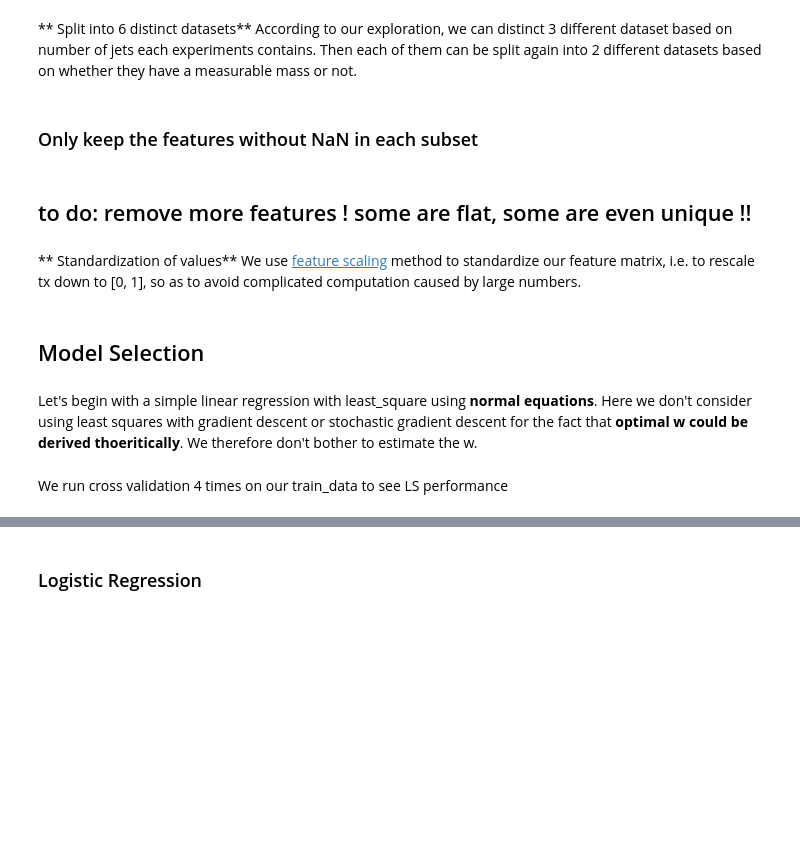
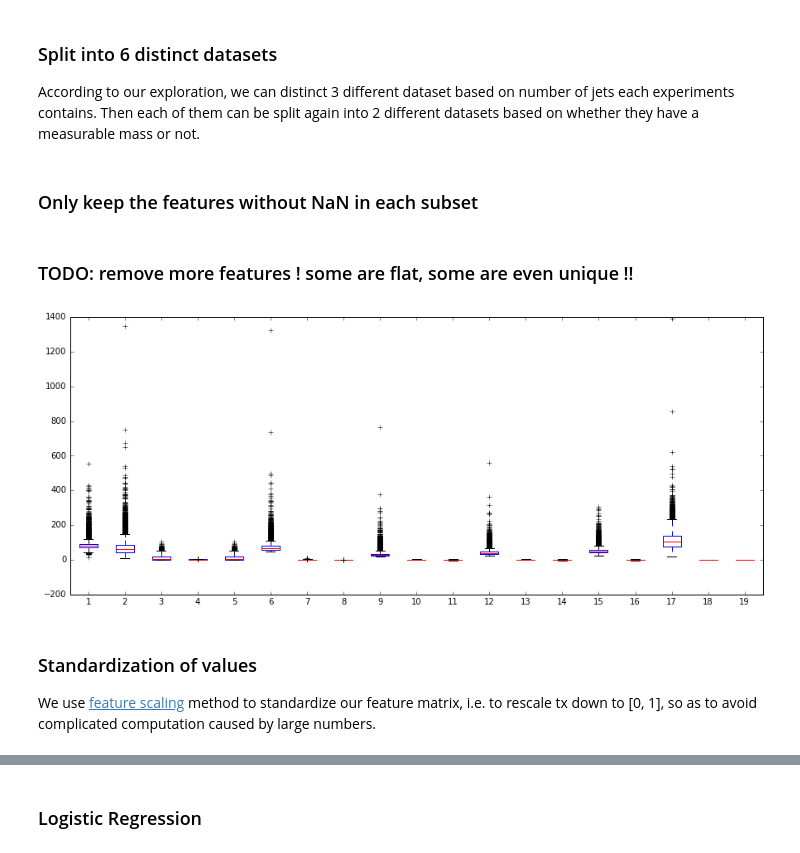
Before and after one commit to jmuth/PCML_project1, a Jupyter notebook: prediction_logistic_reg_splitdata.ipynb, the cells around one changed output, grey strips where cells are left out. Saved outputs shown, nothing was run; the diff lists cells and outputs as text; code cells hidden in the pictures; blank space fills up the shorter version.

```diff
--- a/prediction_logistic_reg_splitdata.ipynb
+++ b/prediction_logistic_reg_splitdata.ipynb
@@ -25,0 +29,2 @@ y, tx, ids = load_csv_data(DATA_TRAIN_PATH, sub_sample=False)
+# %%
+x_train, y_train, x_test, y_test = split_data(tx, y, 0.9)
@@ -25,0 +35,3 @@ y, tx, ids = load_csv_data(DATA_TRAIN_PATH, sub_sample=False)
+# %%
+tx = x_train
+y = y_train
@@ -26,5 +40,6 @@ y, tx, ids = load_csv_data(DATA_TRAIN_PATH, sub_sample=False)
 # %% [markdown]
-** Split into 6 distinct datasets**
+### Split into 6 distinct datasets
+
 According to our exploration, we can distinct 3 different dataset based on number of jets each experiments contains. Then each of them can be split again into 2 different datasets based on whether they have a measurable mass or not.
 # %%
 jet0, jet1, jet23, y0, y1, y23 = split_on_jets(y, tx)
@@ -41,9 +56,13 @@ jet1, selected_jet1 = select_features_without_nan(jet1)
 jet23_nomass, selected_jet23_nomass = select_features_without_nan(jet23_nomass)
 jet23, selected_jet23 = select_features_without_nan(jet23)
 # %% [markdown]
-## to do: remove more features ! some are flat, some are even unique !!
+### TODO: remove more features ! some are flat, some are even unique !!
+# %%
+boxplot_five_number(jet0_nomass)
+# %% [output]
+[figure, added]
 # %% [markdown]
-** Standardization of values**
+### Standardization of values
 We use [feature scaling](https://en.wikipedia.org/wiki/Feature_scaling) method to standardize our feature matrix, i.e. to rescale tx down to [0, 1], so as to avoid complicated computation caused by large numbers.
 # %%
 tx = standardize(tx)
@@ -56,6 +74,0 @@ sdt_jet23, min23, range23 = standardize(jet23)
-# %% [markdown]
-## Model Selection
-# %% [markdown]
-Let's begin with a simple linear regression with least_square using **normal equations**. Here we don't consider using least squares with gradient descent or stochastic gradient descent for the fact that **optimal w could be derived thoeritically**. We therefore don't bother to estimate the w.
-# %% [markdown]
-We run cross validation 4 times on our train_data to see LS performance
```
Also changed, not shown: parts of 15 cells of this notebook, 10 other files.
